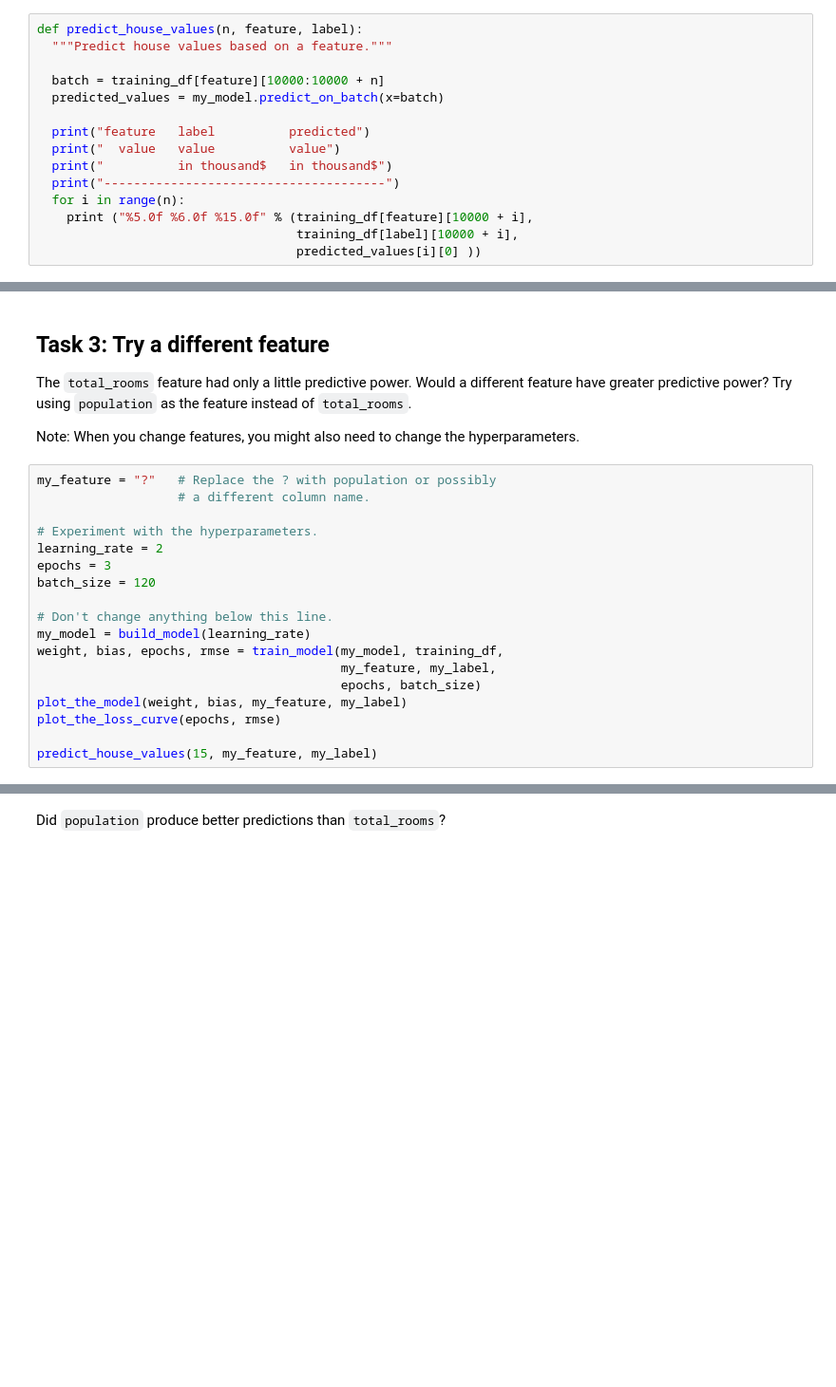
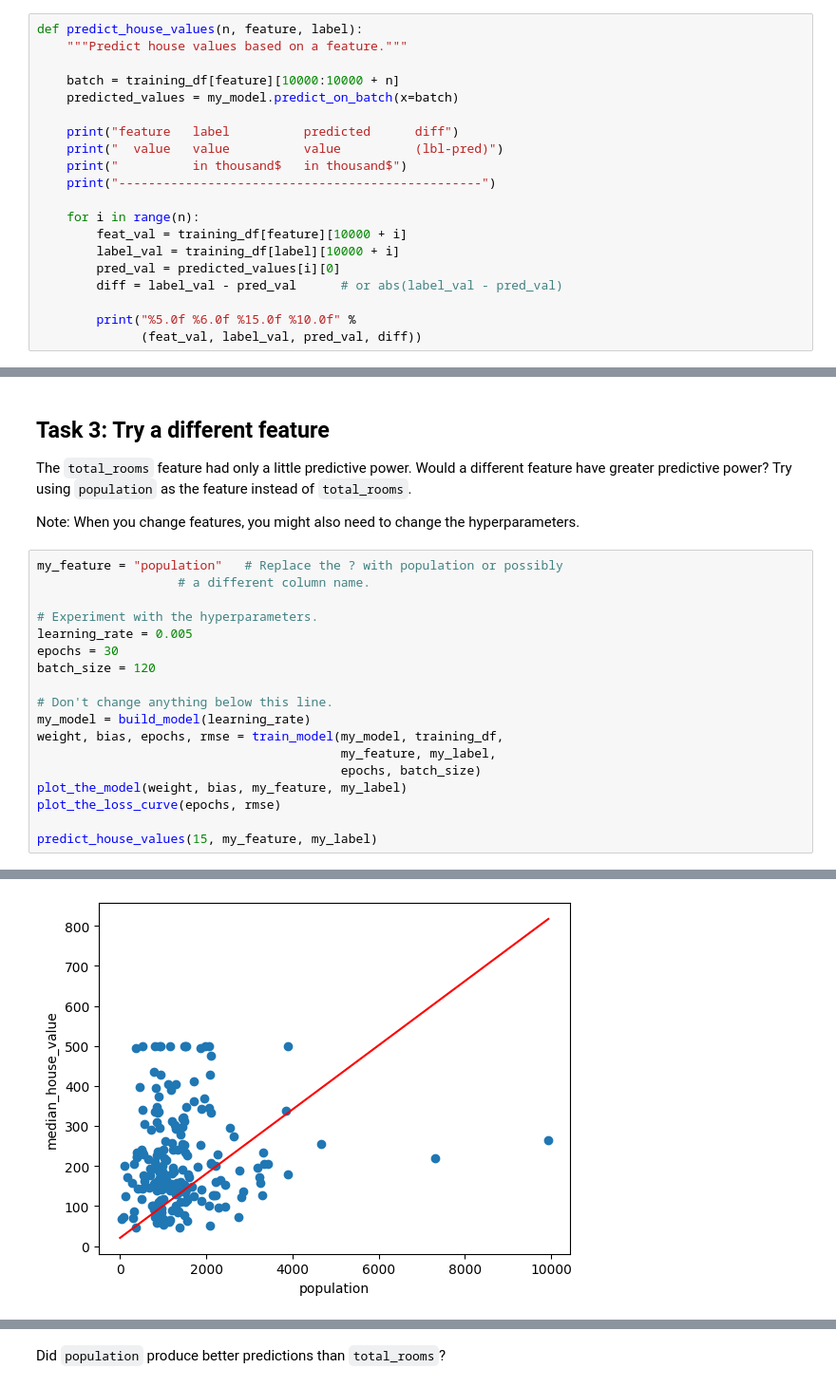
Before and after one commit to leon-pscl/CPE313, a Jupyter notebook: prelim/HOA1.1/HOA_1_Using_Tensorflow_with_a_Real_Dataset_(with_solutions).ipynb, the cells around one changed output, grey strips where cells are left out. Shown at 95% size. Saved outputs shown, nothing was run; the diff lists cells and outputs as text; blank space fills up the shorter version.

```diff
--- a/prelim/HOA1.1/HOA_1_Using_Tensorflow_with_a_Real_Dataset_(with_solutions).ipynb
+++ b/prelim/HOA1.1/HOA_1_Using_Tensorflow_with_a_Real_Dataset_(with_solutions).ipynb
@@ -268,19 +312,24 @@ You can use the trained model to make predictions. In practice, [you should make
 First, run the following code to define the house prediction function:
 # %%
 def predict_house_values(n, feature, label):
-  """Predict house values based on a feature."""
+    """Predict house values based on a feature."""
 
-  batch = training_df[feature][10000:10000 + n]
-  predicted_values = my_model.predict_on_batch(x=batch)
+    batch = training_df[feature][10000:10000 + n]
+    predicted_values = my_model.predict_on_batch(x=batch)
 
-  print("feature   label          predicted")
-  print("  value   value          value")
-  print("          in thousand$   in thousand$")
-  print("--------------------------------------")
-  for i in range(n):
-    print ("%5.0f %6.0f %15.0f" % (training_df[feature][10000 + i],
-                                   training_df[label][10000 + i],
-                                   predicted_values[i][0] ))
+    print("feature   label          predicted      diff")
+    print("  value   value          value          (lbl-pred)")
+    print("          in thousand$   in thousand$")
+    print("-------------------------------------------------")
+
+    for i in range(n):
+        feat_val = training_df[feature][10000 + i]
+        label_val = training_df[label][10000 + i]
+        pred_val = predicted_values[i][0]
+        diff = label_val - pred_val      # or abs(label_val - pred_val)
+
+        print("%5.0f %6.0f %15.0f %10.0f" %
+              (feat_val, label_val, pred_val, diff))
 # %% [markdown]
 Now, invoke the house prediction function on 10 examples:
 # %%
@@ -304,12 +373,12 @@ The `total_rooms` feature had only a little predictive power. Would a different
 
 Note: When you change features, you might also need to change the hyperparameters.
 # %%
-my_feature = "?"   # Replace the ? with population or possibly
+my_feature = "population"   # Replace the ? with population or possibly
                    # a different column name.
 
 # Experiment with the hyperparameters.
-learning_rate = 2
-epochs = 3
+learning_rate = 0.005
+epochs = 30
 batch_size = 120
 
 # Don't change anything below this line.
@@ -321,3 +390,4 @@ plot_the_model(weight, bias, my_feature, my_label)
 plot_the_loss_curve(epochs, rmse)
 
 predict_house_values(15, my_feature, my_label)
+# %% [output]
@@ -323,0 +412 @@ predict_house_values(15, my_feature, my_label)
+[figure, added]
```
Also changed, not shown: parts of 15 cells of this notebook.
